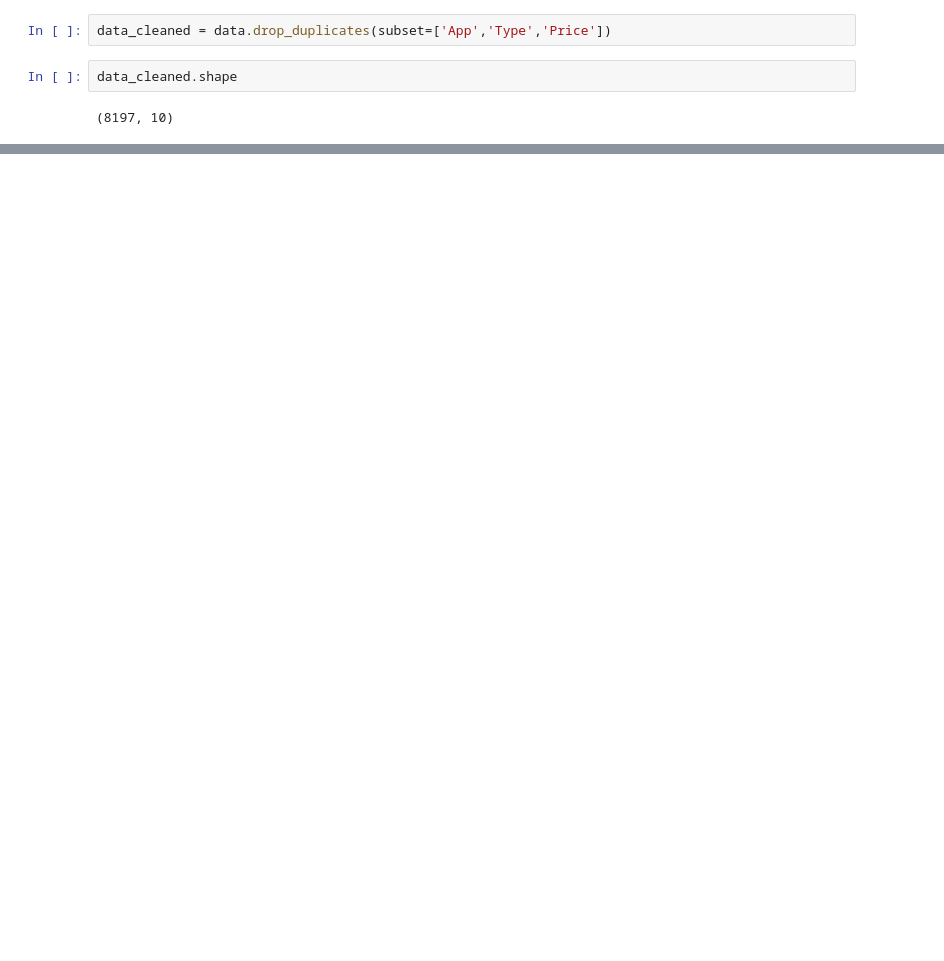
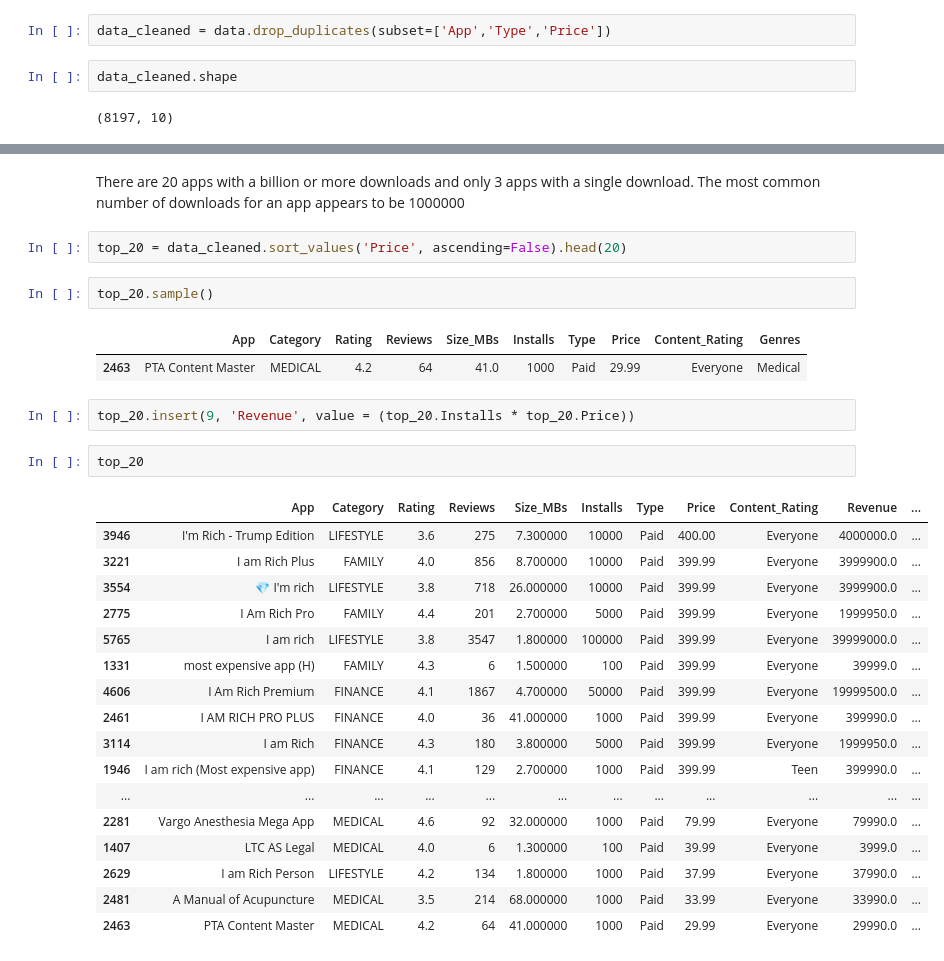
Before and after one commit to Am1tp/DataAnalysis-JupyterNotebook-GooglePlayStoreApps, a Jupyter notebook: GooglePlayStore.ipynb, the cells around one changed output, grey strips where cells are left out. Drawn from its saved outputs; the diff is of its cells as text; blank space fills up the shorter version.

```diff
--- a/GooglePlayStore.ipynb
+++ b/GooglePlayStore.ipynb
@@ -217,0 +377,32 @@ data_cleaned.shape
+# %% [markdown]
+There are 20 apps with a billion or more downloads and only 3 apps with a single download.
+The most common number of downloads for an app appears to be 1000000
+# %%
+top_20 = data_cleaned.sort_values('Price', ascending=False).head(20)
+# %%
+top_20.sample()
+# %% [output]
+|  | App | Category | Rating | Reviews | Size_MBs | Installs | Type | Price | Content_Rating | Genres |
+| 2463 | PTA Content Master | MEDICAL | 4.2 | 64 | 41.0 | 1000 | Paid | 29.99 | Everyone | Medical |
+# %%
+top_20.insert(9, 'Revenue', value = (top_20.Installs * top_20.Price))
+# %%
+top_20
+# %% [output]
+|  | App | Category | Rating | Reviews | Size_MBs | Installs | Type | Price | Content_Rating | Revenue | ... |
+| 3946 | I'm Rich - Trump Edition | LIFESTYLE | 3.6 | 275 | 7.300000 | 10000 | Paid | 400.00 | Everyone | 4000000.0 | ... |
+| 3221 | I am Rich Plus | FAMILY | 4.0 | 856 | 8.700000 | 10000 | Paid | 399.99 | Everyone | 3999900.0 | ... |
+| 3554 | 💎 I'm rich | LIFESTYLE | 3.8 | 718 | 26.000000 | 10000 | Paid | 399.99 | Everyone | 3999900.0 | ... |
+| 2775 | I Am Rich Pro | FAMILY | 4.4 | 201 | 2.700000 | 5000 | Paid | 399.99 | Everyone | 1999950.0 | ... |
+| 5765 | I am rich | LIFESTYLE | 3.8 | 3547 | 1.800000 | 100000 | Paid | 399.99 | Everyone | 39999000.0 | ... |
+| 1331 | most expensive app (H) | FAMILY | 4.3 | 6 | 1.500000 | 100 | Paid | 399.99 | Everyone | 39999.0 | ... |
+| 4606 | I Am Rich Premium | FINANCE | 4.1 | 1867 | 4.700000 | 50000 | Paid | 399.99 | Everyone | 19999500.0 | ... |
+| 2461 | I AM RICH PRO PLUS | FINANCE | 4.0 | 36 | 41.000000 | 1000 | Paid | 399.99 | Everyone | 399990.0 | ... |
+| 3114 | I am Rich | FINANCE | 4.3 | 180 | 3.800000 | 5000 | Paid | 399.99 | Everyone | 1999950.0 | ... |
+| 1946 | I am rich (Most expensive app) | FINANCE | 4.1 | 129 | 2.700000 | 1000 | Paid | 399.99 | Teen | 399990.0 | ... |
+| ... | ... | ... | ... | ... | ... | ... | ... | ... | ... | ... | ... |
+| 2281 | Vargo Anesthesia Mega App | MEDICAL | 4.6 | 92 | 32.000000 | 1000 | Paid | 79.99 | Everyone | 79990.0 | ... |
+| 1407 | LTC AS Legal | MEDICAL | 4.0 | 6 | 1.300000 | 100 | Paid | 39.99 | Everyone | 3999.0 | ... |
+| 2629 | I am Rich Person | LIFESTYLE | 4.2 | 134 | 1.800000 | 1000 | Paid | 37.99 | Everyone | 37990.0 | ... |
+| 2481 | A Manual of Acupuncture | MEDICAL | 3.5 | 214 | 68.000000 | 1000 | Paid | 33.99 | Everyone | 33990.0 | ... |
+| 2463 | PTA Content Master | MEDICAL | 4.2 | 64 | 41.000000 | 1000 | Paid | 29.99 | Everyone | 29990.0 | ... |
```
Also changed, not shown: parts of 23 cells of this notebook.
